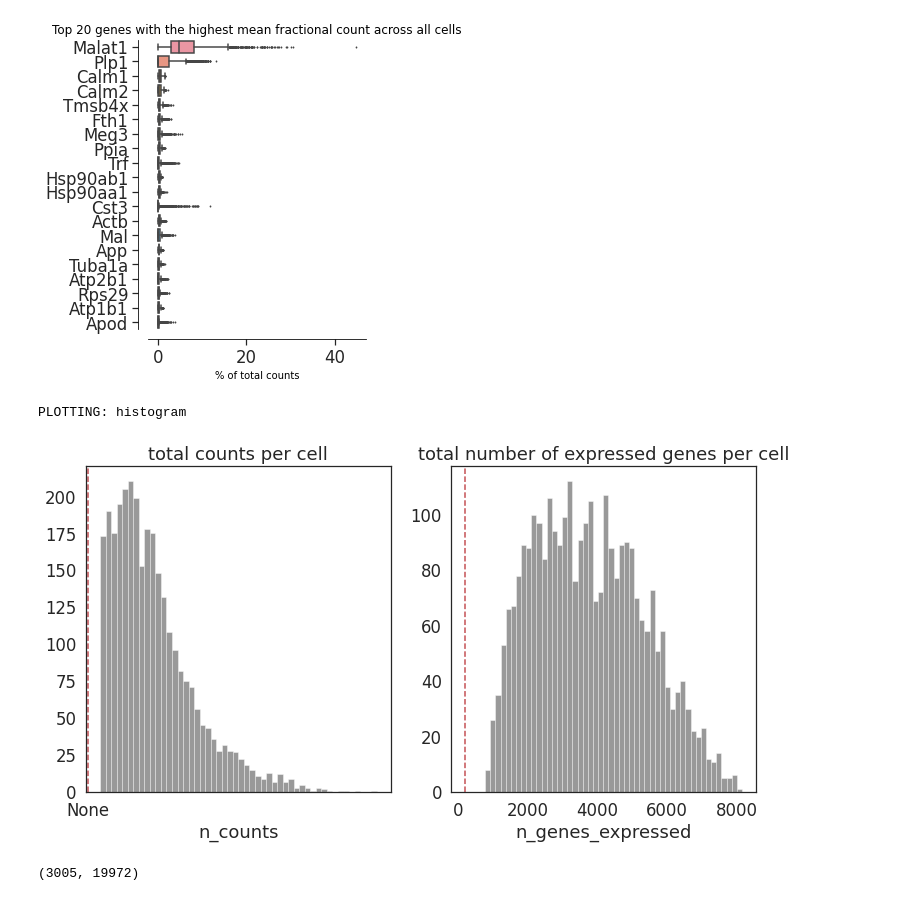
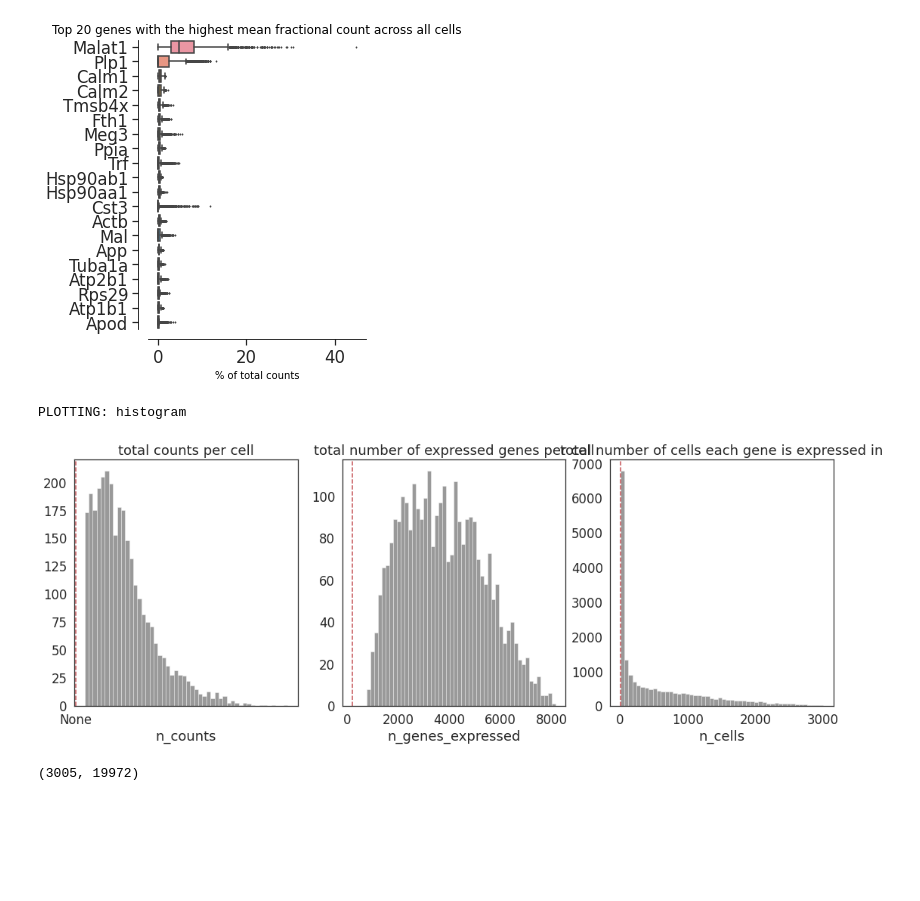
Before and after one commit to ElliottKasoar/gene-dag-vae, a Jupyter notebook: Notebooks/Preprocessing pipeline.ipynb, the cells around one changed output. Drawn from its saved outputs; the diff is of its cells as text; code cells hidden in the pictures; blank space fills up the shorter version.

Commit message:
Transferred all preprocessing plots to pipeline notebook

```diff
--- a/Notebooks/Preprocessing pipeline.ipynb
+++ b/Notebooks/Preprocessing pipeline.ipynb
@@ -36,12 +36,13 @@ plotHighestExprGenes(adata, show=True)
 PLOTTING: highest_expr_genes
 [figure]
 # %%
-plotHistogram(adata, {'total counts per cell':['n_counts', 'None'], 'total number of expressed genes per cell':['n_genes_expressed', 200]},  show=True)
-
-# to add: 'total number of cells each gene is expressed in':['n_cells', 3]
+plotHistogram(adata, {'total counts per cell':[adata.obs['n_counts'], 'None'],
+                      'total number of expressed genes per cell':[adata.obs['n_genes_expressed'], 200],
+                      'total number of cells each gene is expressed in':[adata.var['n_cells'], 2]},
+              show=True)
 # %% [output]
 PLOTTING: histogram
-[figure, old version]
+[figure, new version]
 # %%
 adata = adata[adata.obs.n_genes_expressed > 200, :]
 print (adata.shape)
```
Also changed, not shown: parts of 4 cells of this notebook, 1 other file.
